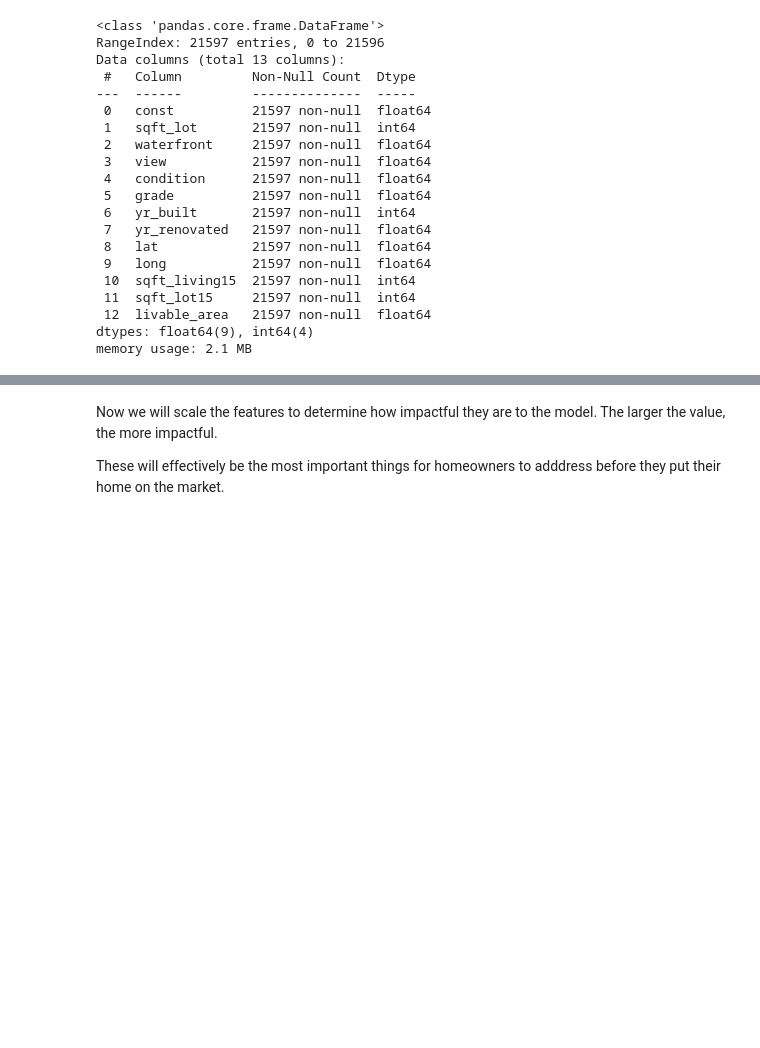
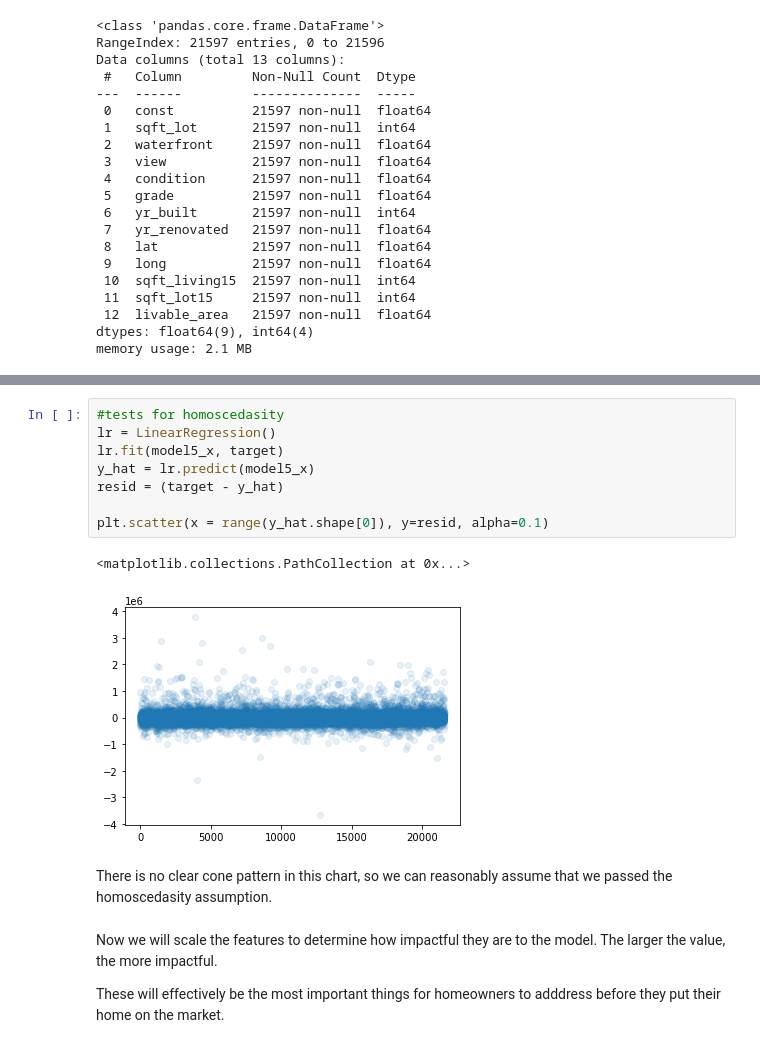
Before and after one commit to acollins28/dsc-phase-2-project-v2-3, a Jupyter notebook: Notebook.ipynb, the cells around one changed output, grey strips where cells are left out. Cells and saved outputs as stored; diff of their text form; blank space fills up the shorter version.

```diff
--- a/Notebook.ipynb
+++ b/Notebook.ipynb
@@ -685,3 +723,16 @@ strong multicollinearity or other numerical problems.
+# %%
+#tests for homoscedasity
+lr = LinearRegression()
+lr.fit(model5_x, target)
+y_hat = lr.predict(model5_x)
+resid = (target - y_hat)
+
+plt.scatter(x = range(y_hat.shape[0]), y=resid, alpha=0.1)
+# %% [output]
+<matplotlib.collections.PathCollection at 0x...>
+[figure, added]
+# %% [markdown]
+There is no clear cone pattern in this chart, so we can reasonably assume that we passed the homoscedasity assumption.
 # %% [markdown]
 Now we will scale the features to determine how impactful they are to the model. The larger the value, the more impactful.
 
```
Also changed, not shown: parts of 22 cells of this notebook.
